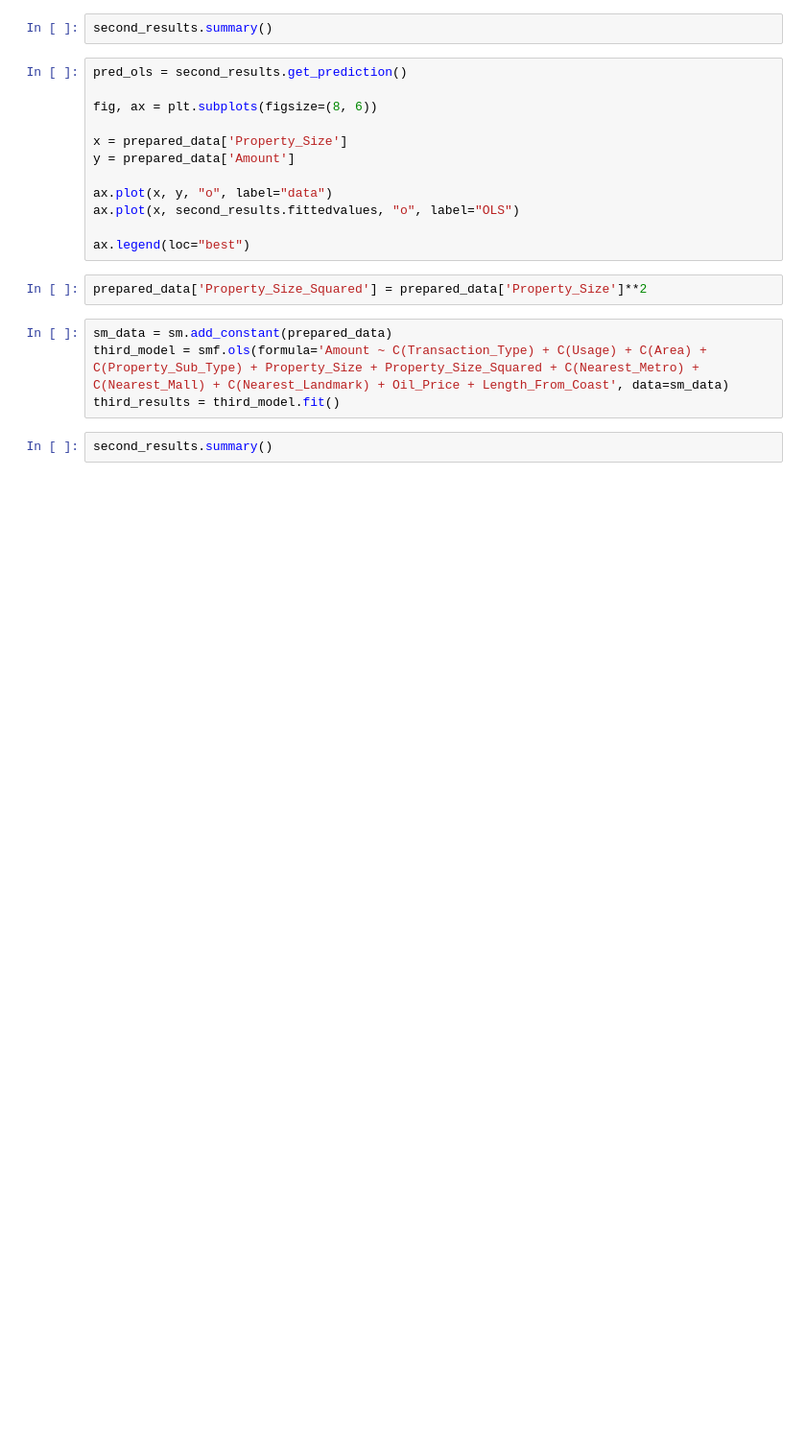
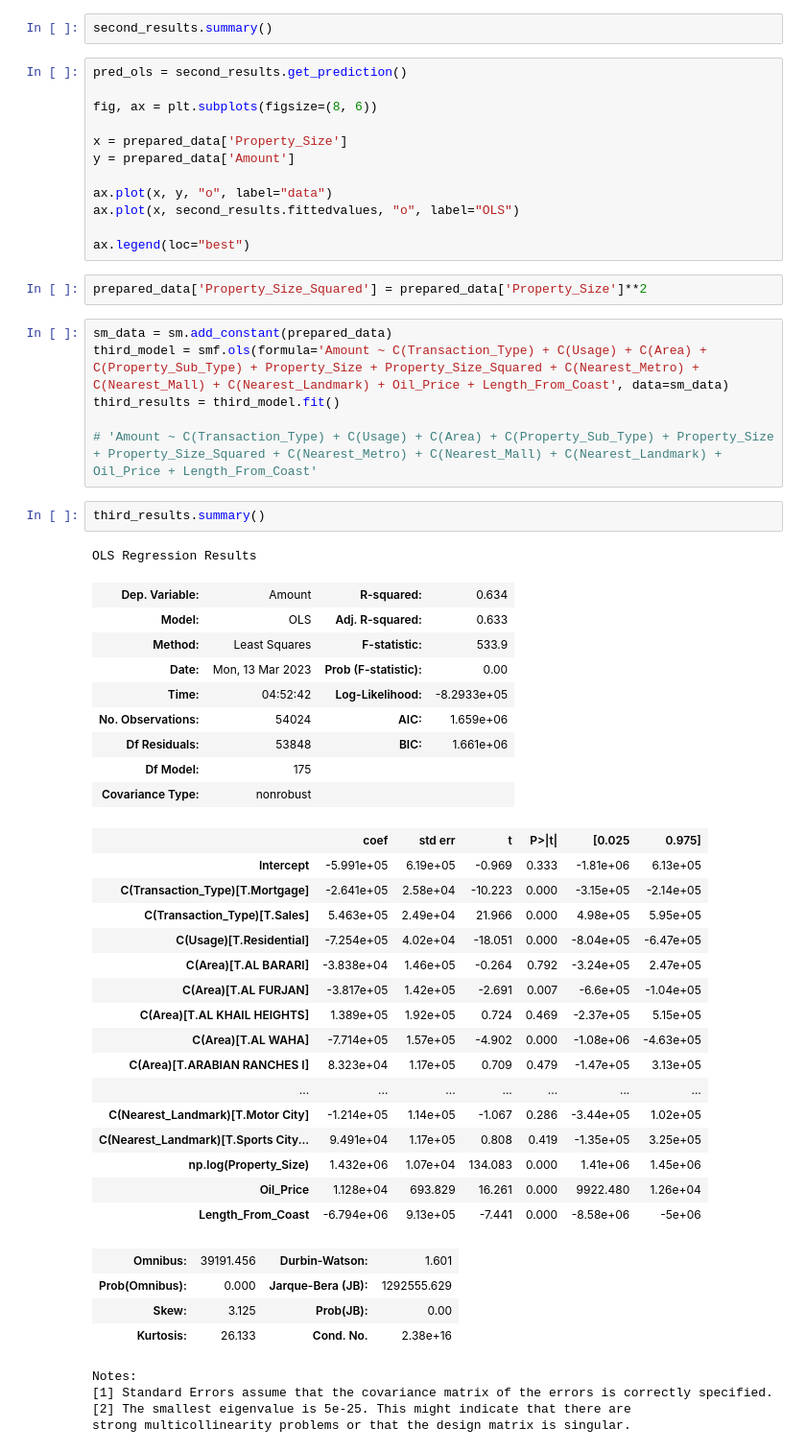
Before and after one commit to geporys/econometrics-project-assignment-hse-2022, a Jupyter notebook: Main analysis.ipynb, the cells around one changed output. Shown: that part at 96% size. Cells and saved outputs as stored; diff of their text form; blank space fills up the shorter version.

```diff
--- a/Main analysis.ipynb
+++ b/Main analysis.ipynb
@@ -242,5 +258,42 @@ prepared_data['Property_Size_Squared'] = prepared_data['Property_Size']**2
 sm_data = sm.add_constant(prepared_data)
 third_model = smf.ols(formula='Amount ~ C(Transaction_Type) + C(Usage) + C(Area) + C(Property_Sub_Type) + Property_Size + Property_Size_Squared + C(Nearest_Metro) + C(Nearest_Mall) + C(Nearest_Landmark) + Oil_Price + Length_From_Coast', data=sm_data)
 third_results = third_model.fit()
+
+# 'Amount ~ C(Transaction_Type) + C(Usage) + C(Area) + C(Property_Sub_Type) + Property_Size + Property_Size_Squared + C(Nearest_Metro) + C(Nearest_Mall) + C(Nearest_Landmark) + Oil_Price + Length_From_Coast'
-# %%
-second_results.summary()
+# %%
+third_results.summary()
+# %% [output]
+OLS Regression Results
+| Dep. Variable: | Amount | R-squared: | 0.634 |
+| Model: | OLS | Adj. R-squared: | 0.633 |
+| Method: | Least Squares | F-statistic: | 533.9 |
+| Date: | Mon, 13 Mar 2023 | Prob (F-statistic): | 0.00 |
+| Time: | 04:52:42 | Log-Likelihood: | -8.2933e+05 |
+| No. Observations: | 54024 | AIC: | 1.659e+06 |
+| Df Residuals: | 53848 | BIC: | 1.661e+06 |
+| Df Model: | 175 |  |  |
+| Covariance Type: | nonrobust |  |  |
+|  | coef | std err | t | P>|t| | [0.025 | 0.975] |
+| Intercept | -5.991e+05 | 6.19e+05 | -0.969 | 0.333 | -1.81e+06 | 6.13e+05 |
+| C(Transaction_Type)[T.Mortgage] | -2.641e+05 | 2.58e+04 | -10.223 | 0.000 | -3.15e+05 | -2.14e+05 |
+| C(Transaction_Type)[T.Sales] | 5.463e+05 | 2.49e+04 | 21.966 | 0.000 | 4.98e+05 | 5.95e+05 |
+| C(Usage)[T.Residential] | -7.254e+05 | 4.02e+04 | -18.051 | 0.000 | -8.04e+05 | -6.47e+05 |
+| C(Area)[T.AL BARARI] | -3.838e+04 | 1.46e+05 | -0.264 | 0.792 | -3.24e+05 | 2.47e+05 |
+| C(Area)[T.AL FURJAN] | -3.817e+05 | 1.42e+05 | -2.691 | 0.007 | -6.6e+05 | -1.04e+05 |
+| C(Area)[T.AL KHAIL HEIGHTS] | 1.389e+05 | 1.92e+05 | 0.724 | 0.469 | -2.37e+05 | 5.15e+05 |
+| C(Area)[T.AL WAHA] | -7.714e+05 | 1.57e+05 | -4.902 | 0.000 | -1.08e+06 | -4.63e+05 |
+| C(Area)[T.ARABIAN RANCHES I] | 8.323e+04 | 1.17e+05 | 0.709 | 0.479 | -1.47e+05 | 3.13e+05 |
+| ... | ... | ... | ... | ... | ... | ... |
+| C(Nearest_Landmark)[T.Motor City] | -1.214e+05 | 1.14e+05 | -1.067 | 0.286 | -3.44e+05 | 1.02e+05 |
+| C(Nearest_Landmark)[T.Sports City... | 9.491e+04 | 1.17e+05 | 0.808 | 0.419 | -1.35e+05 | 3.25e+05 |
+| np.log(Property_Size) | 1.432e+06 | 1.07e+04 | 134.083 | 0.000 | 1.41e+06 | 1.45e+06 |
+| Oil_Price | 1.128e+04 | 693.829 | 16.261 | 0.000 | 9922.480 | 1.26e+04 |
+| Length_From_Coast | -6.794e+06 | 9.13e+05 | -7.441 | 0.000 | -8.58e+06 | -5e+06 |
+| Omnibus: | 39191.456 | Durbin-Watson: | 1.601 |
+| Prob(Omnibus): | 0.000 | Jarque-Bera (JB): | 1292555.629 |
+| Skew: | 3.125 | Prob(JB): | 0.00 |
+| Kurtosis: | 26.133 | Cond. No. | 2.38e+16 |
+Notes:
+[1] Standard Errors assume that the covariance matrix of the errors is correctly specified.
+[2] The smallest eigenvalue is 5e-25. This might indicate that there are
+strong multicollinearity problems or that the design matrix is singular.
```
Also changed, not shown: parts of 17 cells of this notebook, 2 other files.
